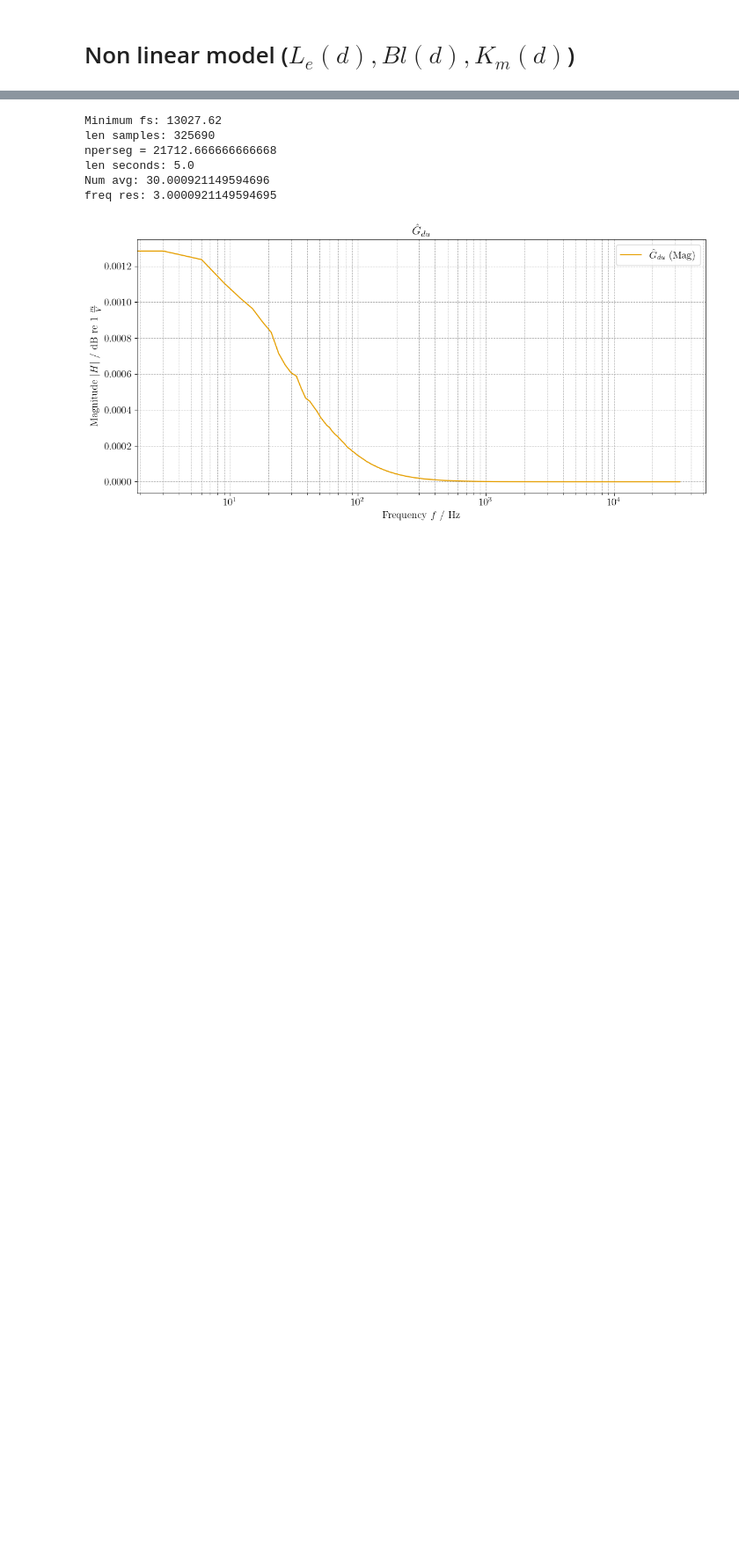
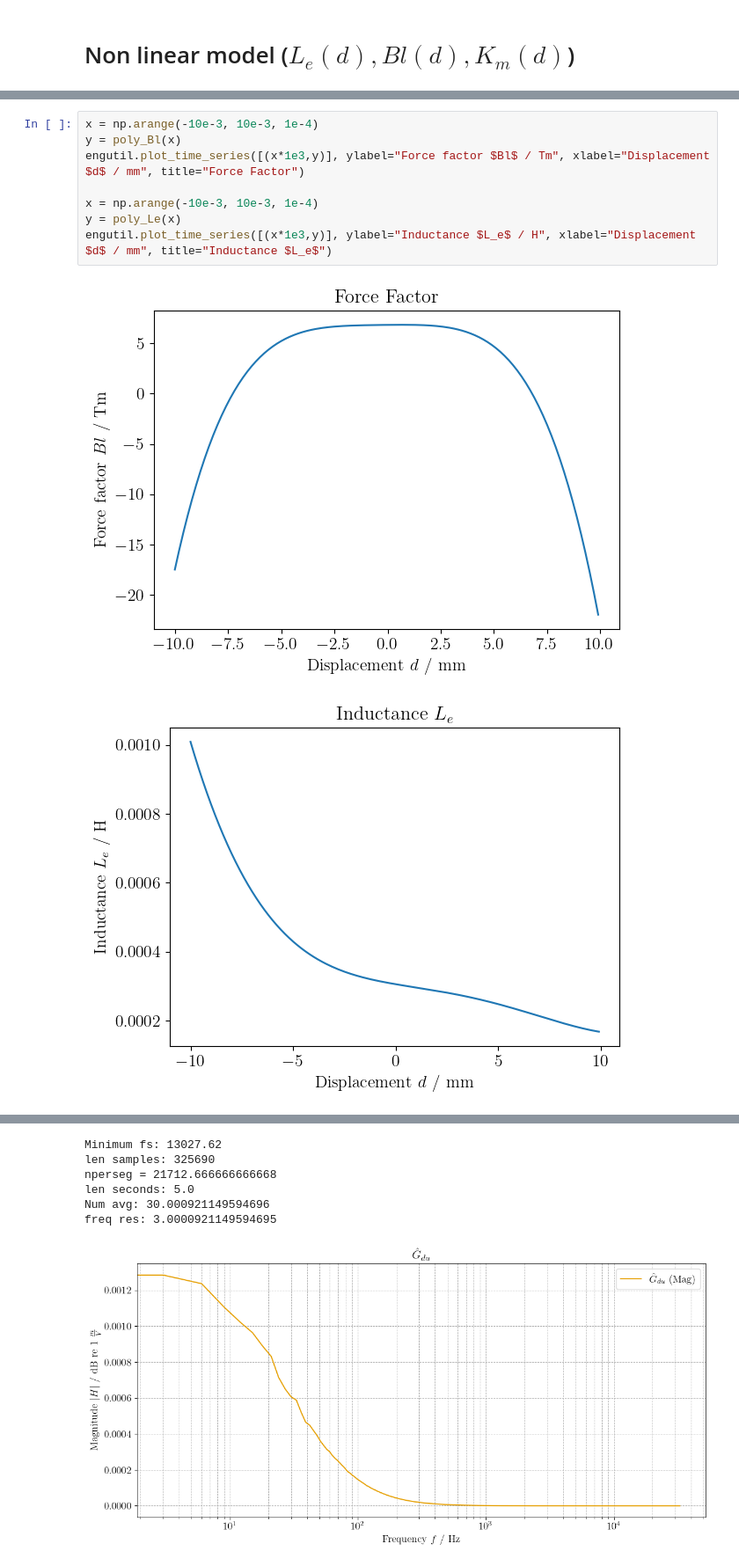
Before and after one commit to istlf/non-linear-transducers-project, a Jupyter notebook: Lab E - part 2 - non-linear-model.ipynb, the cells around one changed output, grey strips where cells are left out. Shown at 88% size. Saved outputs shown, nothing was run; the diff lists cells and outputs as text; blank space fills up the shorter version.

```diff
--- a/Lab E - part 2 - non-linear-model.ipynb
+++ b/Lab E - part 2 - non-linear-model.ipynb
@@ -210,0 +229,11 @@ freq res: 3.0000921149594695
+# %%
+x = np.arange(-10e-3, 10e-3, 1e-4)
+y = poly_Bl(x)
+engutil.plot_time_series([(x*1e3,y)], ylabel="Force factor $Bl$ / Tm", xlabel="Displacement $d$ / mm", title="Force Factor")
+
+x = np.arange(-10e-3, 10e-3, 1e-4)
+y = poly_Le(x)
+engutil.plot_time_series([(x*1e3,y)], ylabel="Inductance $L_e$ / H", xlabel="Displacement $d$ / mm", title="Inductance $L_e$")
+# %% [output]
+[figure, added]
+[figure, added]
```
Also changed, not shown: parts of 4 cells of this notebook, 3 other files.
